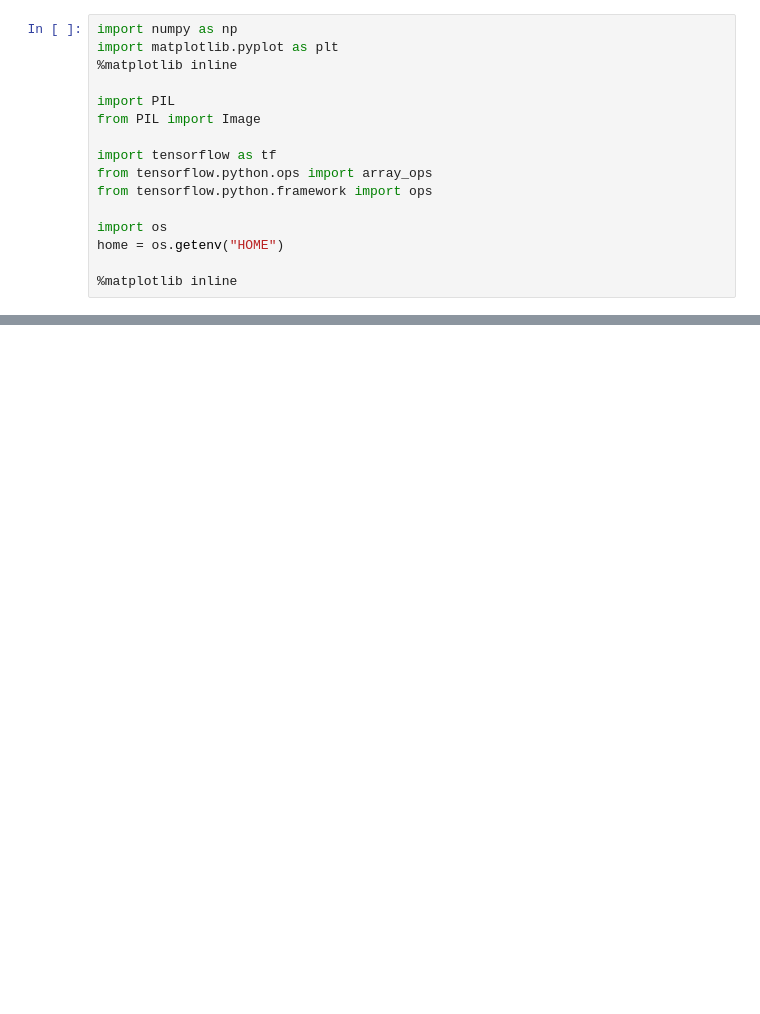
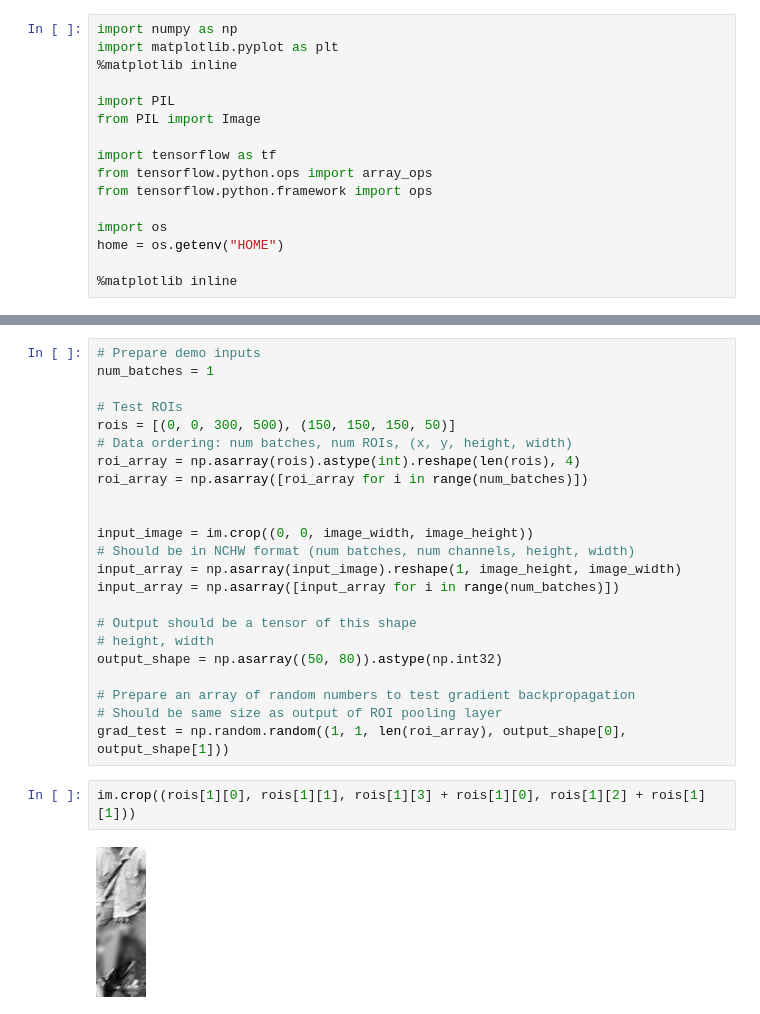
Before and after one commit to SamyMe/tensorflow-fast-rcnn, a Jupyter notebook: notebook/Untitled.ipynb, the cells around one changed output, grey strips where cells are left out. Cells and saved outputs as stored; diff of their text form; blank space fills up the shorter version.

```diff
--- a/notebook/Untitled.ipynb
+++ b/notebook/Untitled.ipynb
@@ -31,0 +42,27 @@ NotFoundError: ../lib/layers/roi_pooling_op_grad.so: undefined symbol: _ZN10tens
+# %%
+# Prepare demo inputs
+num_batches = 1
+
+# Test ROIs
+rois = [(0, 0, 300, 500), (150, 150, 150, 50)]
+# Data ordering: num batches, num ROIs, (x, y, height, width)
+roi_array = np.asarray(rois).astype(int).reshape(len(rois), 4)
+roi_array = np.asarray([roi_array for i in range(num_batches)])
+
+
+input_image = im.crop((0, 0, image_width, image_height))
+# Should be in NCHW format (num batches, num channels, height, width)
+input_array = np.asarray(input_image).reshape(1, image_height, image_width)
+input_array = np.asarray([input_array for i in range(num_batches)])
+
+# Output should be a tensor of this shape
+# height, width
+output_shape = np.asarray((50, 80)).astype(np.int32)
+
+# Prepare an array of random numbers to test gradient backpropagation
+# Should be same size as output of ROI pooling layer
+grad_test = np.random.random((1, 1, len(roi_array), output_shape[0], output_shape[1]))
+# %%
+im.crop((rois[1][0], rois[1][1], rois[1][3] + rois[1][0], rois[1][2] + rois[1][1]))
+# %% [output]
+[figure, added]
```
Also changed, not shown: parts of 12 cells of this notebook, 2 other files.
